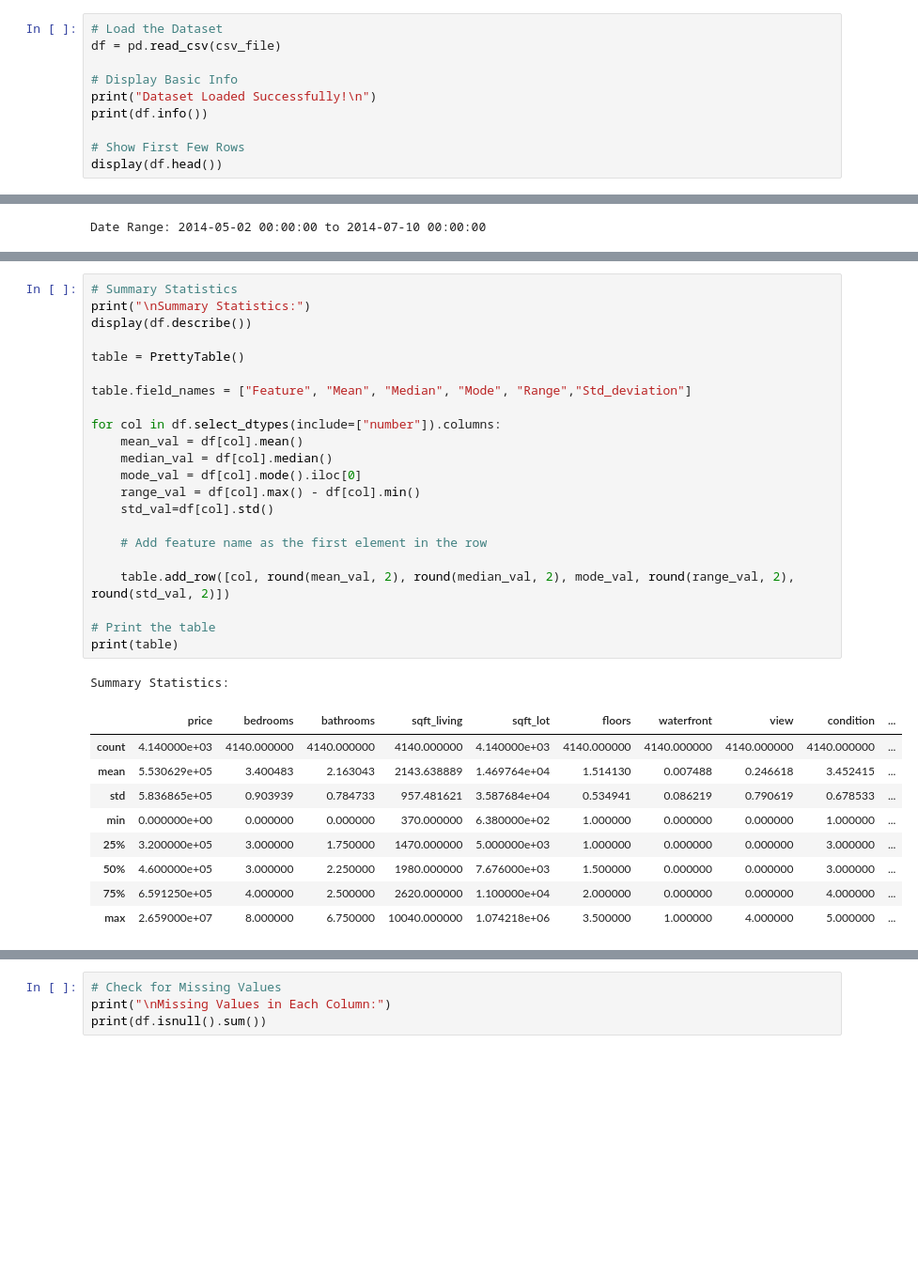
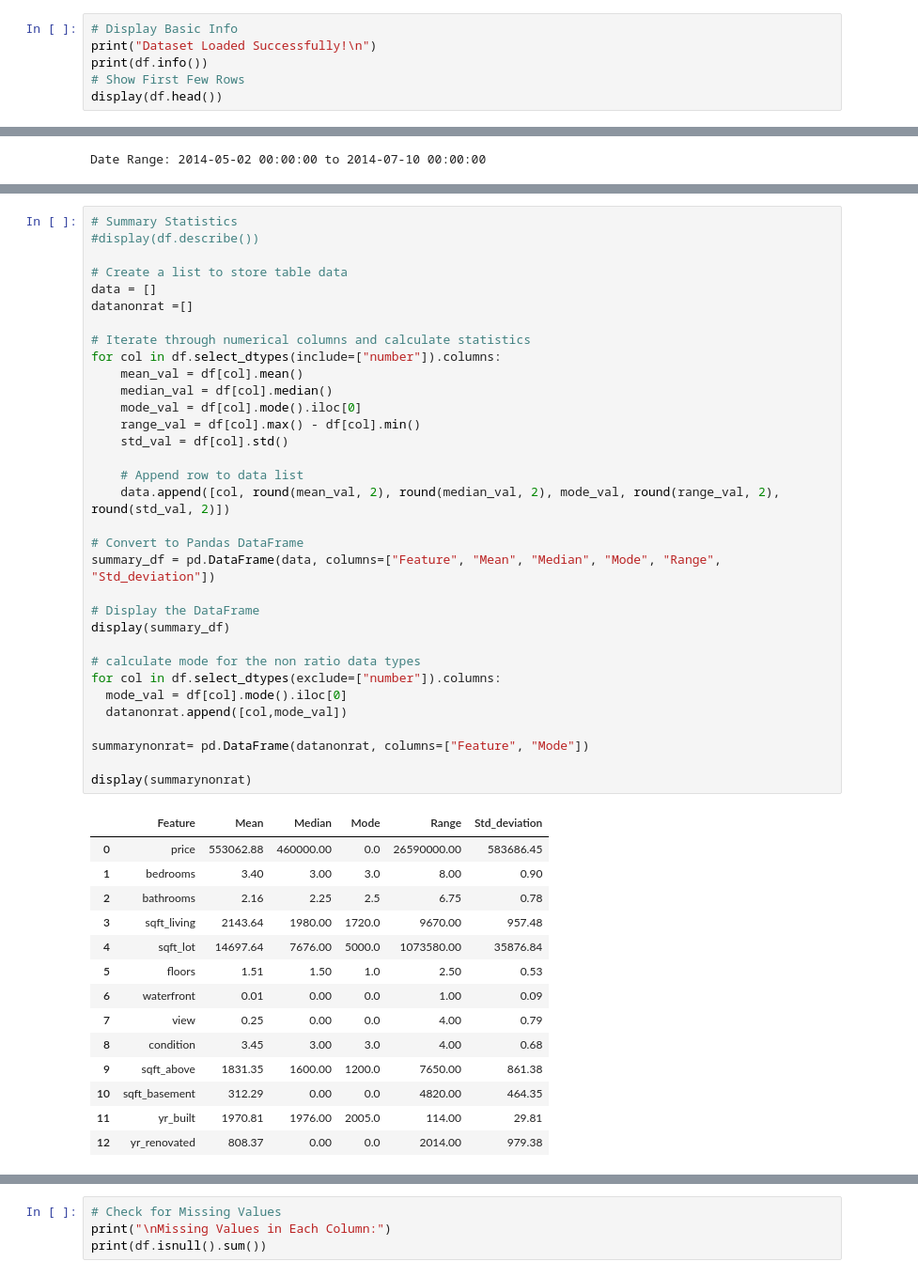
Before and after one commit to Tsiiii24/Getting_into_Business, a Jupyter notebook: Capstonesub.ipynb, the cells around one changed output, grey strips where cells are left out. Shown at 94% size. Drawn from its saved outputs; the diff is of its cells as text; blank space fills up the shorter version.

```diff
--- a/Capstonesub.ipynb
+++ b/Capstonesub.ipynb
@@ -66,11 +112,7 @@ The block of code below loads the data sets and alerts the user that the data ha
 # %%
-# Load the Dataset
-df = pd.read_csv(csv_file)
-
 # Display Basic Info
 print("Dataset Loaded Successfully!\n")
 print(df.info())
-
 # Show First Few Rows
 display(df.head())
 # %% [output]
@@ -152,33 +185,48 @@ The following block of code gives out the summary stats. It calculates the mean,
 # %%
 # Summary Statistics
-print("\nSummary Statistics:")
-display(df.describe())
+#display(df.describe())
 
-table = PrettyTable()
+# Create a list to store table data
+data = []
+datanonrat =[]
 
-table.field_names = ["Feature", "Mean", "Median", "Mode", "Range","Std_deviation"]
-
+# Iterate through numerical columns and calculate statistics
 for col in df.select_dtypes(include=["number"]).columns:
     mean_val = df[col].mean()
     median_val = df[col].median()
     mode_val = df[col].mode().iloc[0]
     range_val = df[col].max() - df[col].min()
-    std_val=df[col].std()
+    std_val = df[col].std()
 
-    # Add feature name as the first element in the row
+    # Append row to data list
+    data.append([col, round(mean_val, 2), round(median_val, 2), mode_val, round(range_val, 2), round(std_val, 2)])
 
-    table.add_row([col, round(mean_val, 2), round(median_val, 2), mode_val, round(range_val, 2), round(std_val, 2)])
+# Convert to Pandas DataFrame
+summary_df = pd.DataFrame(data, columns=["Feature", "Mean", "Median", "Mode", "Range", "Std_deviation"])
 
-# Print the table
-print(table)
+# Display the DataFrame
+display(summary_df)
+
+# calculate mode for the non ratio data types
+for col in df.select_dtypes(exclude=["number"]).columns:
+  mode_val = df[col].mode().iloc[0]
+  datanonrat.append([col,mode_val])
+
+summarynonrat= pd.DataFrame(datanonrat, columns=["Feature", "Mode"])
+
+display(summarynonrat)
 # %% [output]
-Summary Statistics:
-|  | price | bedrooms | bathrooms | sqft_living | sqft_lot | floors | waterfront | view | condition | ... |
-| count | 4.140000e+03 | 4140.000000 | 4140.000000 | 4140.000000 | 4.140000e+03 | 4140.000000 | 4140.000000 | 4140.000000 | 4140.000000 | ... |
-| mean | 5.530629e+05 | 3.400483 | 2.163043 | 2143.638889 | 1.469764e+04 | 1.514130 | 0.007488 | 0.246618 | 3.452415 | ... |
-| std | 5.836865e+05 | 0.903939 | 0.784733 | 957.481621 | 3.587684e+04 | 0.534941 | 0.086219 | 0.790619 | 0.678533 | ... |
-| min | 0.000000e+00 | 0.000000 | 0.000000 | 370.000000 | 6.380000e+02 | 1.000000 | 0.000000 | 0.000000 | 1.000000 | ... |
-| 25% | 3.200000e+05 | 3.000000 | 1.750000 | 1470.000000 | 5.000000e+03 | 1.000000 | 0.000000 | 0.000000 | 3.000000 | ... |
-| 50% | 4.600000e+05 | 3.000000 | 2.250000 | 1980.000000 | 7.676000e+03 | 1.500000 | 0.000000 | 0.000000 | 3.000000 | ... |
-| 75% | 6.591250e+05 | 4.000000 | 2.500000 | 2620.000000 | 1.100000e+04 | 2.000000 | 0.000000 | 0.000000 | 4.000000 | ... |
-| max | 2.659000e+07 | 8.000000 | 6.750000 | 10040.000000 | 1.074218e+06 | 3.500000 | 1.000000 | 4.000000 | 5.000000 | ... |
+|  | Feature | Mean | Median | Mode | Range | Std_deviation |
+| 0 | price | 553062.88 | 460000.00 | 0.0 | 26590000.00 | 583686.45 |
+| 1 | bedrooms | 3.40 | 3.00 | 3.0 | 8.00 | 0.90 |
+| 2 | bathrooms | 2.16 | 2.25 | 2.5 | 6.75 | 0.78 |
+| 3 | sqft_living | 2143.64 | 1980.00 | 1720.0 | 9670.00 | 957.48 |
+| 4 | sqft_lot | 14697.64 | 7676.00 | 5000.0 | 1073580.00 | 35876.84 |
+| 5 | floors | 1.51 | 1.50 | 1.0 | 2.50 | 0.53 |
+| 6 | waterfront | 0.01 | 0.00 | 0.0 | 1.00 | 0.09 |
+| 7 | view | 0.25 | 0.00 | 0.0 | 4.00 | 0.79 |
+| 8 | condition | 3.45 | 3.00 | 3.0 | 4.00 | 0.68 |
+| 9 | sqft_above | 1831.35 | 1600.00 | 1200.0 | 7650.00 | 861.38 |
+| 10 | sqft_basement | 312.29 | 0.00 | 0.0 | 4820.00 | 464.35 |
+| 11 | yr_built | 1970.81 | 1976.00 | 2005.0 | 114.00 | 29.81 |
+| 12 | yr_renovated | 808.37 | 0.00 | 0.0 | 2014.00 | 979.38 |
```
Also changed, not shown: parts of 18 cells of this notebook.
